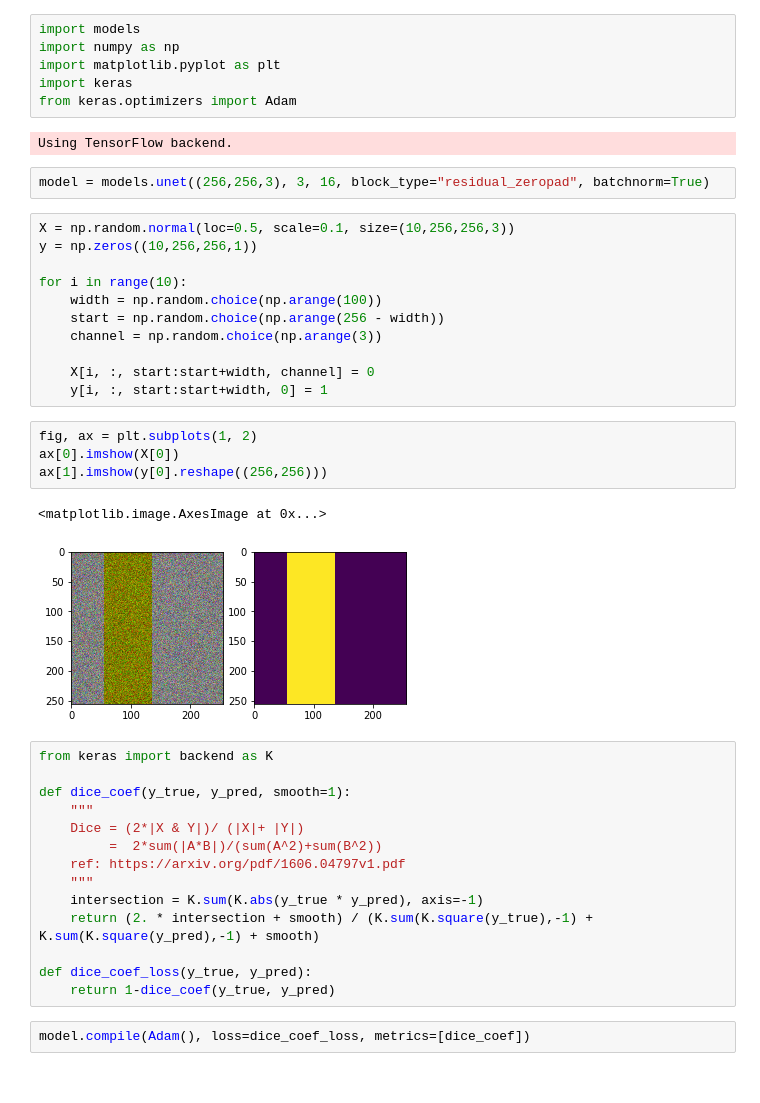
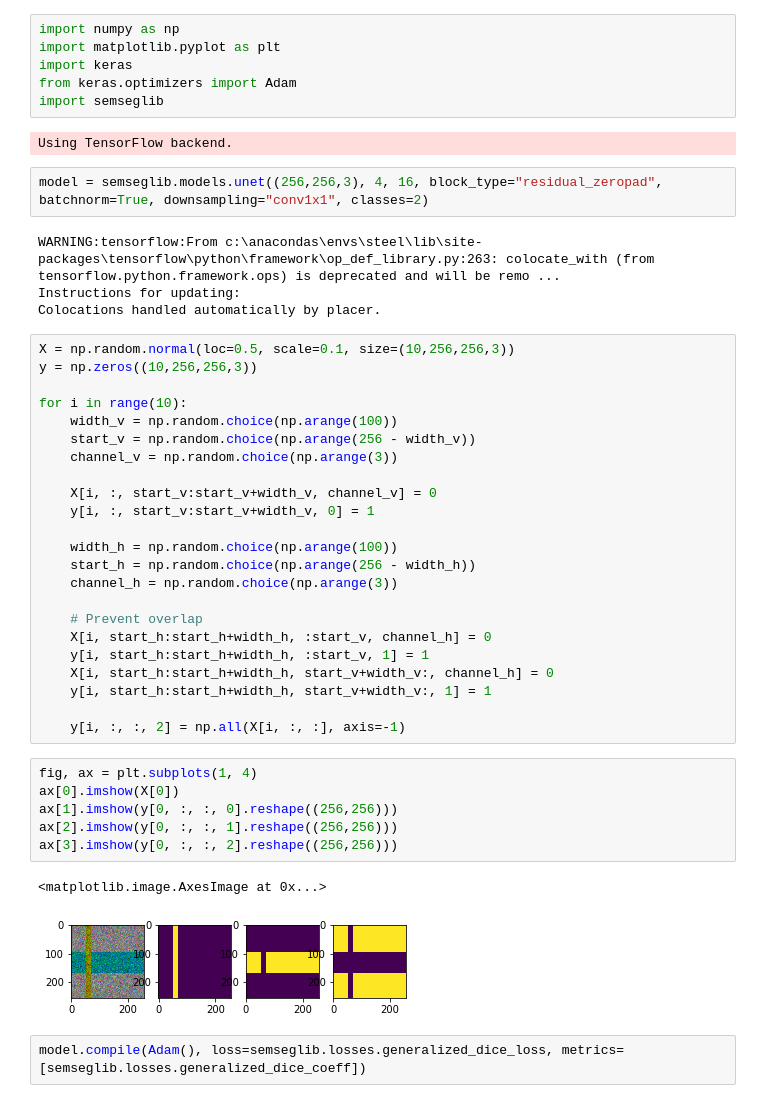
Before and after one commit to Aturt2/semseglib, a Jupyter notebook: Tests.ipynb, the cells around one changed output. Cells and saved outputs as stored; diff of their text form.

```diff
--- a/Tests.ipynb
+++ b/Tests.ipynb
@@ -1,47 +1,51 @@
 # %%
-import models
 import numpy as np
 import matplotlib.pyplot as plt
 import keras
 from keras.optimizers import Adam
+import semseglib
 # %% [output]
 Using TensorFlow backend.
 # %%
-model = models.unet((256,256,3), 3, 16, block_type="residual_zeropad", batchnorm=True)
+model = semseglib.models.unet((256,256,3), 4, 16, block_type="residual_zeropad", batchnorm=True, downsampling="conv1x1", classes=2)
+# %% [output]
+WARNING:tensorflow:From c:\anacondas\envs\steel\lib\site-packages\tensorflow\python\framework\op_def_library.py:263: colocate_with (from tensorflow.python.framework.ops) is deprecated and will be remo ...
+Instructions for updating:
+Colocations handled automatically by placer.
 # %%
 X = np.random.normal(loc=0.5, scale=0.1, size=(10,256,256,3))
-y = np.zeros((10,256,256,1))
+y = np.zeros((10,256,256,3))
 
 for i in range(10):
-    width = np.random.choice(np.arange(100))
-    start = np.random.choice(np.arange(256 - width))
-    channel = np.random.choice(np.arange(3))
+    width_v = np.random.choice(np.arange(100))
+    start_v = np.random.choice(np.arange(256 - width_v))
+    channel_v = np.random.choice(np.arange(3))
 
-    X[i, :, start:start+width, channel] = 0
-    y[i, :, start:start+width, 0] = 1
+    X[i, :, start_v:start_v+width_v, channel_v] = 0
+    y[i, :, start_v:start_v+width_v, 0] = 1
+
+    width_h = np.random.choice(np.arange(100))
+    start_h = np.random.choice(np.arange(256 - width_h))
+    channel_h = np.random.choice(np.arange(3))
+
+    # Prevent overlap
+    X[i, start_h:start_h+width_h, :start_v, channel_h] = 0
+    y[i, start_h:start_h+width_h, :start_v, 1] = 1
+    X[i, start_h:start_h+width_h, start_v+width_v:, channel_h] = 0
+    y[i, start_h:start_h+width_h, start_v+width_v:, 1] = 1
+
+    y[i, :, :, 2] = np.all(X[i, :, :], axis=-1)
 # %%
-fig, ax = plt.subplots(1, 2)
+fig, ax = plt.subplots(1, 4)
 ax[0].imshow(X[0])
-ax[1].imshow(y[0].reshape((256,256)))
+ax[1].imshow(y[0, :, :, 0].reshape((256,256)))
+ax[2].imshow(y[0, :, :, 1].reshape((256,256)))
+ax[3].imshow(y[0, :, :, 2].reshape((256,256)))
 # %% [output]
 <matplotlib.image.AxesImage at 0x...>
-[figure, old version]
+[figure, new version]
-# %%
-from keras import backend as K
-
-def dice_coef(y_true, y_pred, smooth=1):
-    """
-    Dice = (2*|X & Y|)/ (|X|+ |Y|)
-         =  2*sum(|A*B|)/(sum(A^2)+sum(B^2))
-    ref: https://arxiv.org/pdf/1606.04797v1.pdf
-    """
-    intersection = K.sum(K.abs(y_true * y_pred), axis=-1)
-    return (2. * intersection + smooth) / (K.sum(K.square(y_true),-1) + K.sum(K.square(y_pred),-1) + smooth)
-
-def dice_coef_loss(y_true, y_pred):
-    return 1-dice_coef(y_true, y_pred)
 # %%
-model.compile(Adam(), loss=dice_coef_loss, metrics=[dice_coef])
+model.compile(Adam(), loss=semseglib.losses.generalized_dice_loss, metrics=[semseglib.losses.generalized_dice_coeff])
 # %%
 model.fit(X, y, batch_size=4, epochs=5)
 # %% [output]
```
Also changed, not shown: parts of 3 cells of this notebook, 2 other files.
